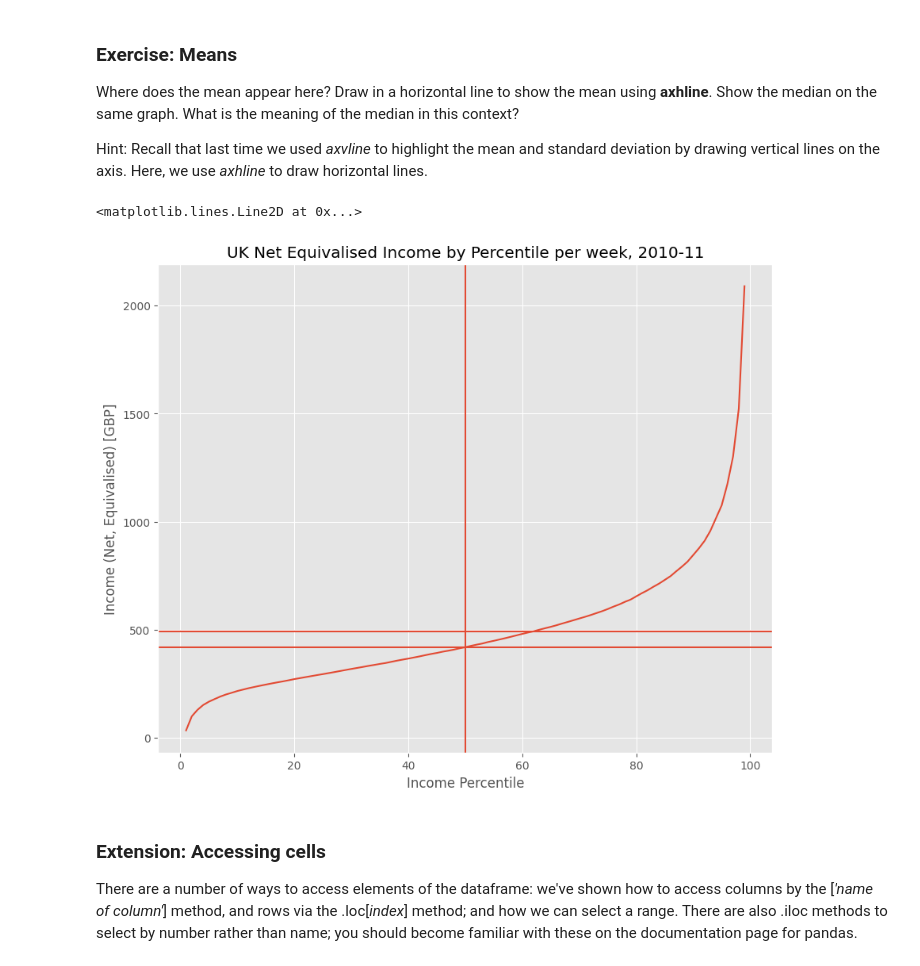
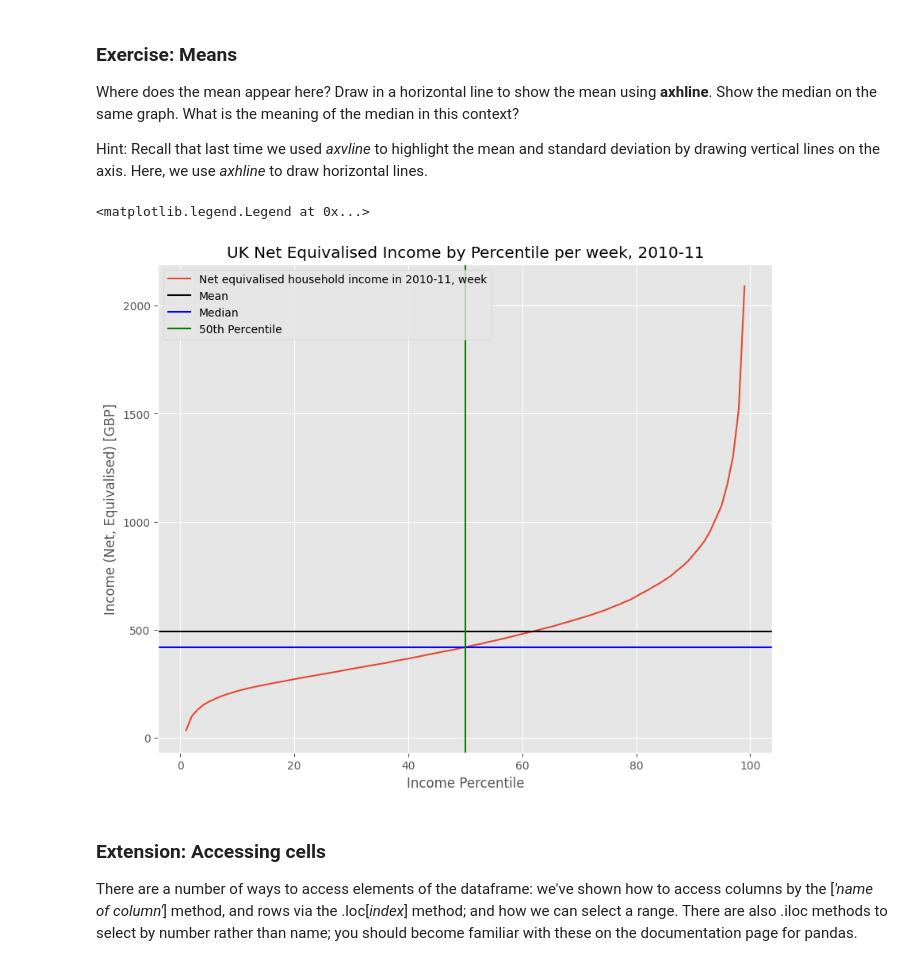
Before and after one commit to jaoshang/QM2, a Jupyter notebook: notebooks/W02. Pandas.ipynb, the cells around one changed output. Cells and saved outputs as stored; diff of their text form; code cells hidden in the pictures.

```diff
--- a/notebooks/W02. Pandas.ipynb
+++ b/notebooks/W02. Pandas.ipynb
@@ -270,14 +270,15 @@ Hint: Recall that last time we used *axvline* to highlight the mean and standard
 # %%
 income['Net equivalised household income in 2010-11, week'].plot()
 plt.title('UK Net Equivalised Income by Percentile per week, 2010-11')
 plt.xlabel('Income Percentile')
 plt.ylabel('Income (Net, Equivalised) [GBP]')
-plt.axhline(y=income['Net equivalised household income in 2010-11, week'].mean())
-plt.axhline(y=income['Net equivalised household income in 2010-11, week'].median())
-plt.axvline(x=50)
+plt.axhline(income['Net equivalised household income in 2010-11, week'].mean(),color='black', label='Mean')
+plt.axhline(y=income['Net equivalised household income in 2010-11, week'].median(),color='blue', label='Median')
+plt.axvline(x=50,color='green', label='50th Percentile')
+plt.legend()
 # %% [output]
-<matplotlib.lines.Line2D at 0x...>
+<matplotlib.legend.Legend at 0x...>
-[figure, old version]
+[figure, new version]
 # %% [markdown]
 ### Extension: Accessing cells
 
```
Also changed, not shown: parts of 1 cell of this notebook.
